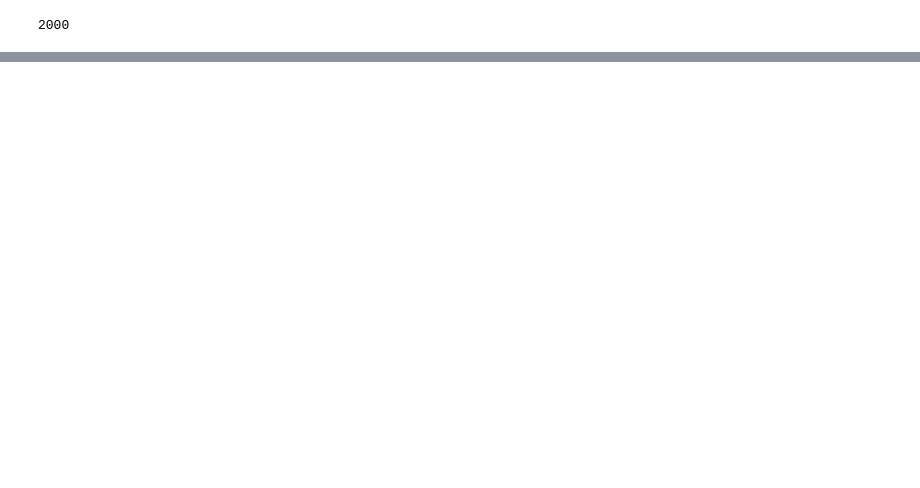
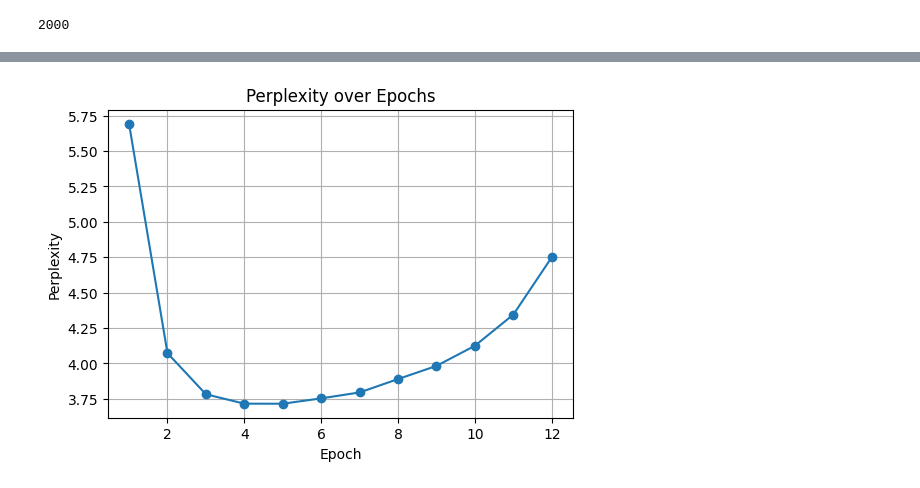
Before and after one commit to AlbertXDing/CSE153_A2, a Jupyter notebook: task1.ipynb, the cells around one changed output, grey strips where cells are left out. Cells and saved outputs as stored; diff of their text form; code cells hidden in the pictures; blank space fills up the shorter version.

```diff
--- a/task1.ipynb
+++ b/task1.ipynb
@@ -131,16 +112,17 @@ class PitchLSTM(nn.Module):
         out = self.fc(out[:, -1, :])  # use the last output for prediction
         return out, hidden
 # %%
+# Training the PitchLSTM and calcuating the avg loss and perplexity
 device = torch.device("cuda" if torch.cuda.is_available() else "cpu")
-print(device)
 loader = DataLoader(dataset, batch_size=64, shuffle=True, num_workers=0, pin_memory=True)
-# model = PitchLSTM(vocab_size=len(vocab))
 model = PitchLSTM(vocab_size=len(pitch_vocab))
 model.to(device)
 optimizer = torch.optim.Adam(model.parameters(), lr=0.001)
 criterion = nn.CrossEntropyLoss()
 
-for epoch in range(15):
+losses = []
+perplexities = []
+for epoch in range(12):
     total_loss = 0
     num_batches = 0
     for batch_x, batch_y in loader:
@@ -157,5 +139,8 @@ for epoch in range(15):
     avg_loss = total_loss / num_batches
     perplexity = math.exp(avg_loss)
 
+    losses.append(avg_loss)
+    perplexities.append(perplexity)
+
     print(f"Epoch {epoch + 1} | Loss: {loss.item():.4f} | Perplexity: {perplexity:.2f}")
 # %% [output]
@@ -177,0 +159,11 @@ Epoch 15 | Loss: 2.5185 | Perplexity: 8.04
+# %%
+# Plot 1: Perplexity over Epochs
+plt.figure(figsize=(6, 4))
+plt.plot(range(1, len(perplexities) + 1), perplexities, marker='o')
+plt.title("Perplexity over Epochs")
+plt.xlabel("Epoch")
+plt.ylabel("Perplexity")
+plt.grid(True)
+plt.show()
+# %% [output]
+[figure, added]
```
Also changed, not shown: parts of 13 cells of this notebook, 2 other files.
